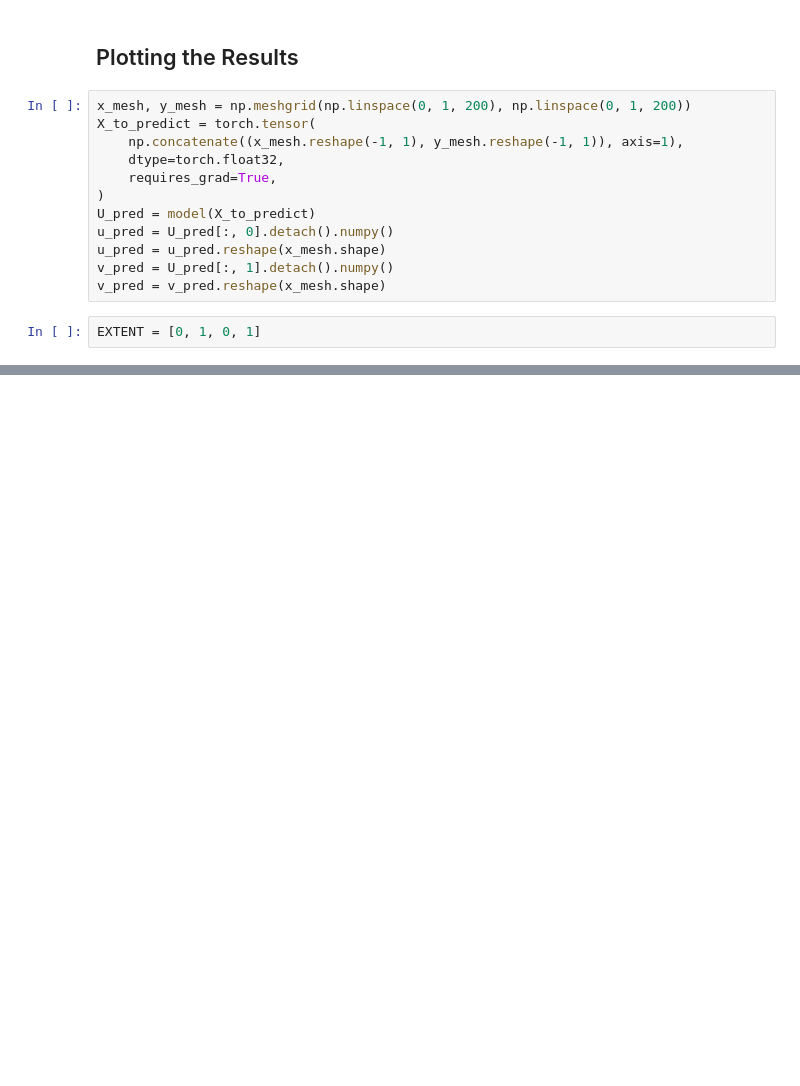
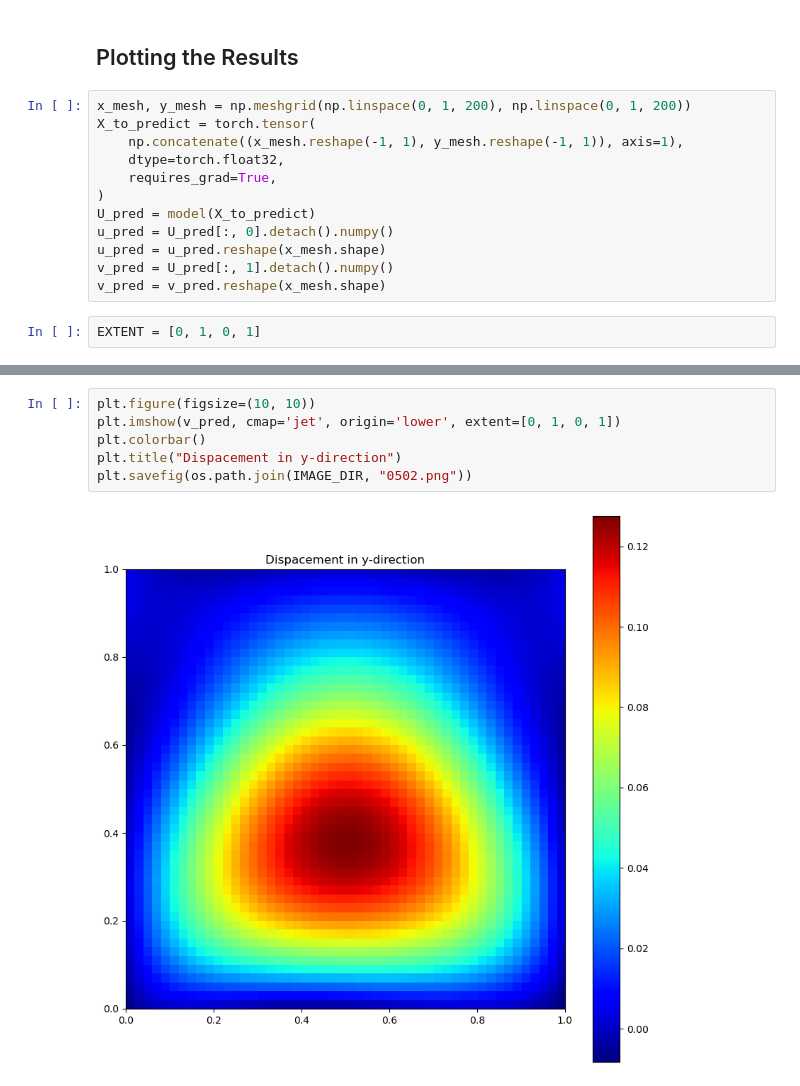
Before and after one commit to Hari31416/APL745, a Jupyter notebook: Assignments/Assignment_7_Final/Assignment.ipynb, the cells around one changed output, grey strips where cells are left out. Drawn from its saved outputs; the diff is of its cells as text; blank space fills up the shorter version.

```diff
--- a/Assignments/Assignment_7_Final/Assignment.ipynb
+++ b/Assignments/Assignment_7_Final/Assignment.ipynb
@@ -146,0 +191,8 @@ plt.savefig(os.path.join(IMAGE_DIR, "0103.png"))
+# %%
+plt.figure(figsize=(10, 10))
+plt.imshow(v_pred, cmap='jet', origin='lower', extent=[0, 1, 0, 1])
+plt.colorbar()
+plt.title("Dispacement in y-direction")
+plt.savefig(os.path.join(IMAGE_DIR, "0502.png"))
+# %% [output]
+[figure, added]
```
Also changed, not shown: parts of 10 cells of this notebook, 23 other files.
